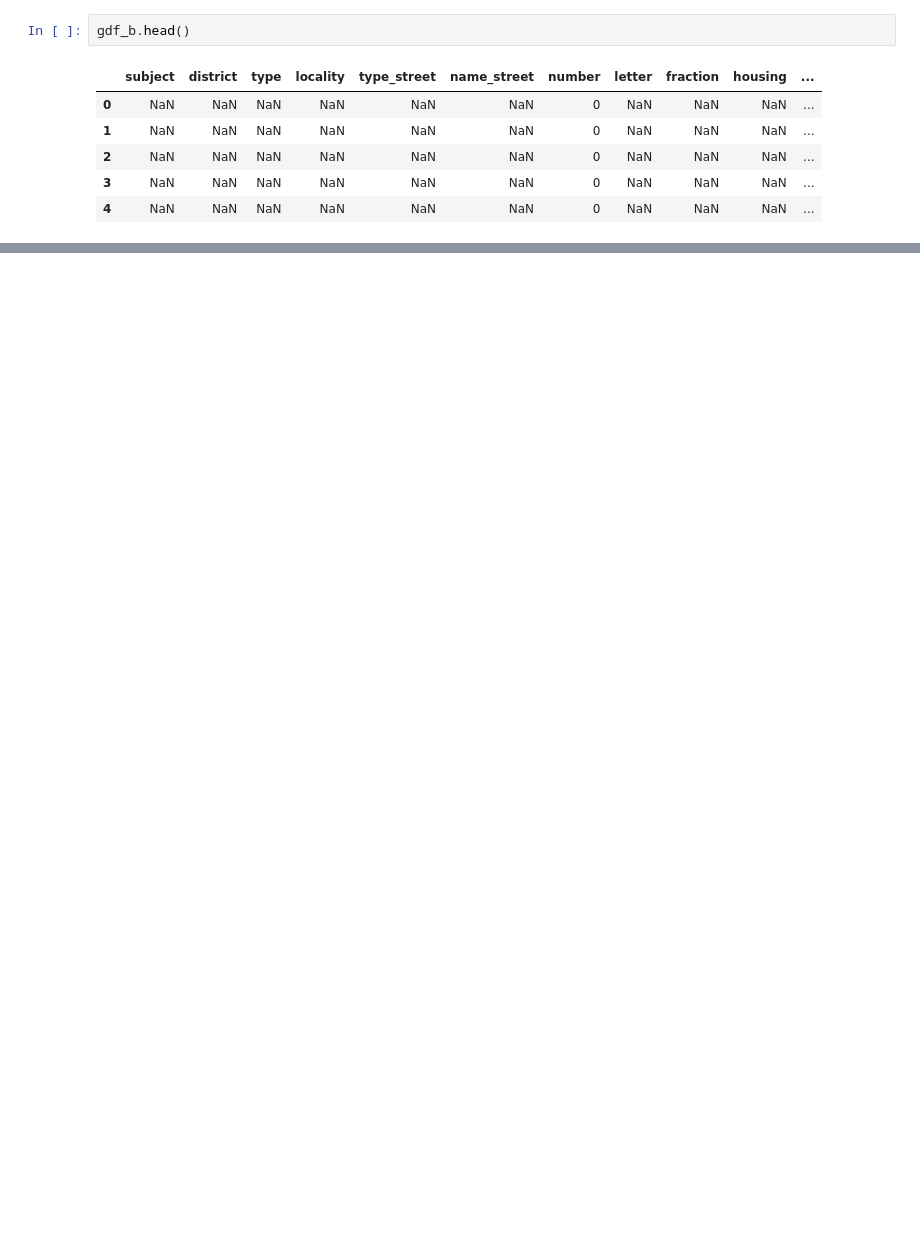
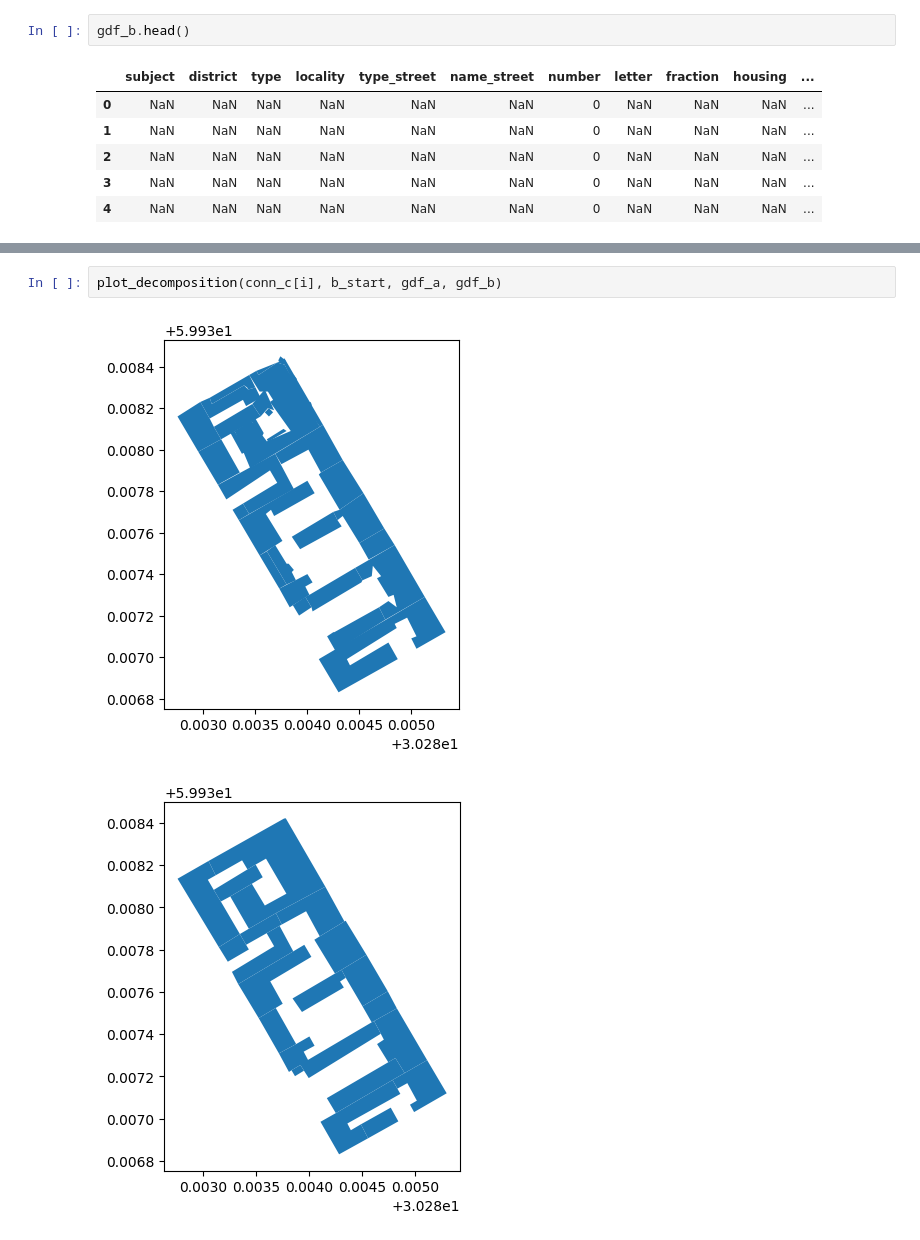
Before and after one commit to ilyakosstin/changellenge_case_MTS, a Jupyter notebook: main.ipynb, the cells around one changed output, grey strips where cells are left out. Drawn from its saved outputs; the diff is of its cells as text; blank space fills up the shorter version.

```diff
--- a/main.ipynb
+++ b/main.ipynb
@@ -179,0 +185,5 @@ gdf_a[gdf_a.geometry.apply(base.intersects)].plot()
+# %%
+plot_decomposition(conn_c[i], b_start, gdf_a, gdf_b)
+# %% [output]
+[figure, added]
+[figure, added]
```
Also changed, not shown: parts of 35 cells of this notebook.
